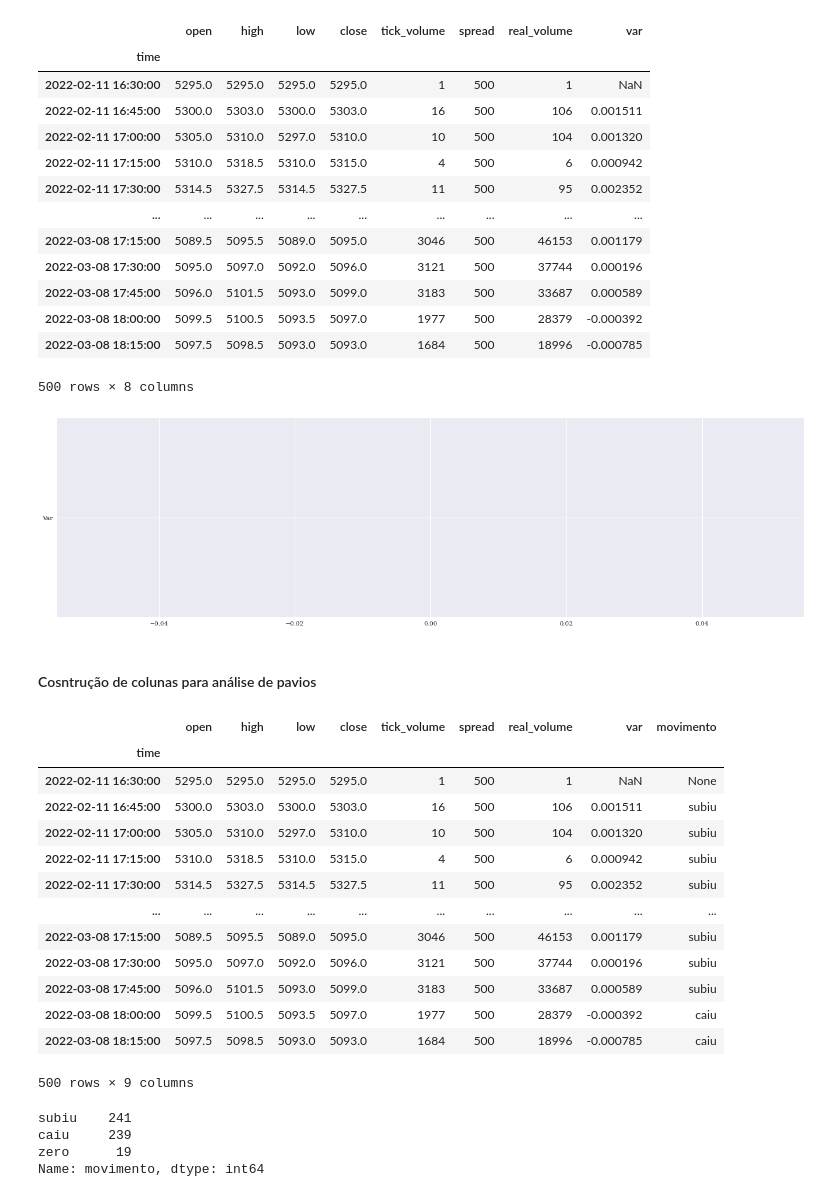
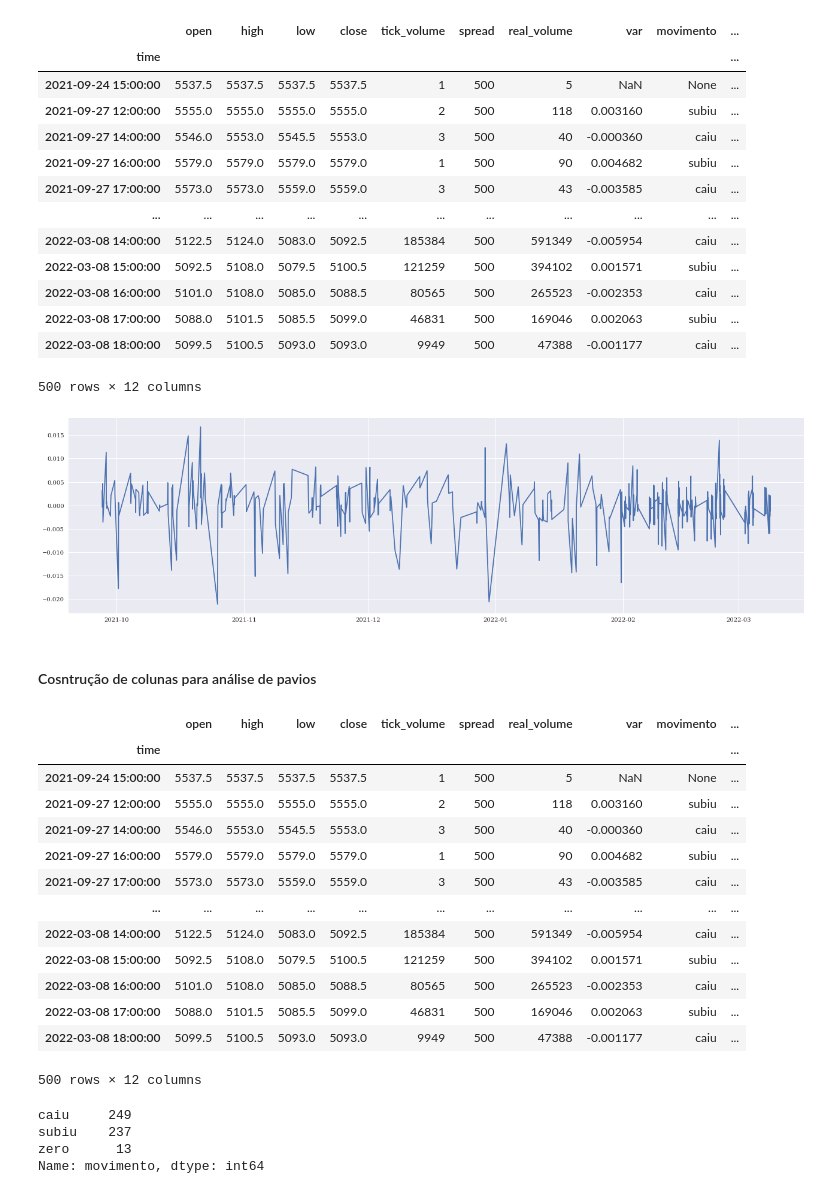
Before and after one commit to caiquemiranda/python-algo-trading, a Jupyter notebook: pre-trading-analises/Estudo de pavios.ipynb, the cells around one changed output. Drawn from its saved outputs; the diff is of its cells as text; code cells hidden in the pictures.

```diff
--- a/pre-trading-analises/Estudo de pavios.ipynb
+++ b/pre-trading-analises/Estudo de pavios.ipynb
@@ -26,7 +26,7 @@ def get_ohlc(ativo, timeframe, n=5):
     ativo.set_index('time', inplace=True)
     return ativo
 # %%
-df = get_ohlc(ativo, mt5.TIMEFRAME_M15, 500)
+df = get_ohlc(ativo, mt5.TIMEFRAME_H1, 500)
 # %%
 df['var'] = df['close'].pct_change()
 # %%
@@ -34,25 +34,25 @@ df['var'] = df['close'].pct_change()
 # %%
 df
 # %% [output]
-|  | open | high | low | close | tick_volume | spread | real_volume | var |
-| time |  |  |  |  |  |  |  |  |
-| 2022-02-11 16:30:00 | 5295.0 | 5295.0 | 5295.0 | 5295.0 | 1 | 500 | 1 | NaN |
-| 2022-02-11 16:45:00 | 5300.0 | 5303.0 | 5300.0 | 5303.0 | 16 | 500 | 106 | 0.001511 |
-| 2022-02-11 17:00:00 | 5305.0 | 5310.0 | 5297.0 | 5310.0 | 10 | 500 | 104 | 0.001320 |
-| 2022-02-11 17:15:00 | 5310.0 | 5318.5 | 5310.0 | 5315.0 | 4 | 500 | 6 | 0.000942 |
-| 2022-02-11 17:30:00 | 5314.5 | 5327.5 | 5314.5 | 5327.5 | 11 | 500 | 95 | 0.002352 |
-| ... | ... | ... | ... | ... | ... | ... | ... | ... |
-| 2022-03-08 17:15:00 | 5089.5 | 5095.5 | 5089.0 | 5095.0 | 3046 | 500 | 46153 | 0.001179 |
-| 2022-03-08 17:30:00 | 5095.0 | 5097.0 | 5092.0 | 5096.0 | 3121 | 500 | 37744 | 0.000196 |
-| 2022-03-08 17:45:00 | 5096.0 | 5101.5 | 5093.0 | 5099.0 | 3183 | 500 | 33687 | 0.000589 |
-| 2022-03-08 18:00:00 | 5099.5 | 5100.5 | 5093.5 | 5097.0 | 1977 | 500 | 28379 | -0.000392 |
-| 2022-03-08 18:15:00 | 5097.5 | 5098.5 | 5093.0 | 5093.0 | 1684 | 500 | 18996 | -0.000785 |
+|  | open | high | low | close | tick_volume | spread | real_volume | var | movimento | ... |
+| time |  |  |  |  |  |  |  |  |  | ... |
+| 2021-09-24 15:00:00 | 5537.5 | 5537.5 | 5537.5 | 5537.5 | 1 | 500 | 5 | NaN | None | ... |
+| 2021-09-27 12:00:00 | 5555.0 | 5555.0 | 5555.0 | 5555.0 | 2 | 500 | 118 | 0.003160 | subiu | ... |
+| 2021-09-27 14:00:00 | 5546.0 | 5553.0 | 5545.5 | 5553.0 | 3 | 500 | 40 | -0.000360 | caiu | ... |
+| 2021-09-27 16:00:00 | 5579.0 | 5579.0 | 5579.0 | 5579.0 | 1 | 500 | 90 | 0.004682 | subiu | ... |
+| 2021-09-27 17:00:00 | 5573.0 | 5573.0 | 5559.0 | 5559.0 | 3 | 500 | 43 | -0.003585 | caiu | ... |
+| ... | ... | ... | ... | ... | ... | ... | ... | ... | ... | ... |
+| 2022-03-08 14:00:00 | 5122.5 | 5124.0 | 5083.0 | 5092.5 | 185384 | 500 | 591349 | -0.005954 | caiu | ... |
+| 2022-03-08 15:00:00 | 5092.5 | 5108.0 | 5079.5 | 5100.5 | 121259 | 500 | 394102 | 0.001571 | subiu | ... |
+| 2022-03-08 16:00:00 | 5101.0 | 5108.0 | 5085.0 | 5088.5 | 80565 | 500 | 265523 | -0.002353 | caiu | ... |
+| 2022-03-08 17:00:00 | 5088.0 | 5101.5 | 5085.5 | 5099.0 | 46831 | 500 | 169046 | 0.002063 | subiu | ... |
+| 2022-03-08 18:00:00 | 5099.5 | 5100.5 | 5093.0 | 5093.0 | 9949 | 500 | 47388 | -0.001177 | caiu | ... |
-500 rows × 8 columns
+500 rows × 12 columns
 # %%
 plt.figure(figsize=(22,6))
-plt.plot('Var', data=df);
+plt.plot('var', data=df);
 # %% [output]
-[figure, old version]
+[figure, new version]
 # %% [markdown]
 #### Cosntrução de colunas para análise de pavios
 # %%
@@ -69,26 +69,26 @@ df['movimento'] = df['var'].map(force)
 # %%
 df
 # %% [output]
-|  | open | high | low | close | tick_volume | spread | real_volume | var | movimento |
-| time |  |  |  |  |  |  |  |  |  |
-| 2022-02-11 16:30:00 | 5295.0 | 5295.0 | 5295.0 | 5295.0 | 1 | 500 | 1 | NaN | None |
-| 2022-02-11 16:45:00 | 5300.0 | 5303.0 | 5300.0 | 5303.0 | 16 | 500 | 106 | 0.001511 | subiu |
-| 2022-02-11 17:00:00 | 5305.0 | 5310.0 | 5297.0 | 5310.0 | 10 | 500 | 104 | 0.001320 | subiu |
-| 2022-02-11 17:15:00 | 5310.0 | 5318.5 | 5310.0 | 5315.0 | 4 | 500 | 6 | 0.000942 | subiu |
-| 2022-02-11 17:30:00 | 5314.5 | 5327.5 | 5314.5 | 5327.5 | 11 | 500 | 95 | 0.002352 | subiu |
-| ... | ... | ... | ... | ... | ... | ... | ... | ... | ... |
-| 2022-03-08 17:15:00 | 5089.5 | 5095.5 | 5089.0 | 5095.0 | 3046 | 500 | 46153 | 0.001179 | subiu |
-| 2022-03-08 17:30:00 | 5095.0 | 5097.0 | 5092.0 | 5096.0 | 3121 | 500 | 37744 | 0.000196 | subiu |
-| 2022-03-08 17:45:00 | 5096.0 | 5101.5 | 5093.0 | 5099.0 | 3183 | 500 | 33687 | 0.000589 | subiu |
-| 2022-03-08 18:00:00 | 5099.5 | 5100.5 | 5093.5 | 5097.0 | 1977 | 500 | 28379 | -0.000392 | caiu |
-| 2022-03-08 18:15:00 | 5097.5 | 5098.5 | 5093.0 | 5093.0 | 1684 | 500 | 18996 | -0.000785 | caiu |
+|  | open | high | low | close | tick_volume | spread | real_volume | var | movimento | ... |
+| time |  |  |  |  |  |  |  |  |  | ... |
+| 2021-09-24 15:00:00 | 5537.5 | 5537.5 | 5537.5 | 5537.5 | 1 | 500 | 5 | NaN | None | ... |
+| 2021-09-27 12:00:00 | 5555.0 | 5555.0 | 5555.0 | 5555.0 | 2 | 500 | 118 | 0.003160 | subiu | ... |
+| 2021-09-27 14:00:00 | 5546.0 | 5553.0 | 5545.5 | 5553.0 | 3 | 500 | 40 | -0.000360 | caiu | ... |
+| 2021-09-27 16:00:00 | 5579.0 | 5579.0 | 5579.0 | 5579.0 | 1 | 500 | 90 | 0.004682 | subiu | ... |
+| 2021-09-27 17:00:00 | 5573.0 | 5573.0 | 5559.0 | 5559.0 | 3 | 500 | 43 | -0.003585 | caiu | ... |
+| ... | ... | ... | ... | ... | ... | ... | ... | ... | ... | ... |
+| 2022-03-08 14:00:00 | 5122.5 | 5124.0 | 5083.0 | 5092.5 | 185384 | 500 | 591349 | -0.005954 | caiu | ... |
+| 2022-03-08 15:00:00 | 5092.5 | 5108.0 | 5079.5 | 5100.5 | 121259 | 500 | 394102 | 0.001571 | subiu | ... |
+| 2022-03-08 16:00:00 | 5101.0 | 5108.0 | 5085.0 | 5088.5 | 80565 | 500 | 265523 | -0.002353 | caiu | ... |
+| 2022-03-08 17:00:00 | 5088.0 | 5101.5 | 5085.5 | 5099.0 | 46831 | 500 | 169046 | 0.002063 | subiu | ... |
+| 2022-03-08 18:00:00 | 5099.5 | 5100.5 | 5093.0 | 5093.0 | 9949 | 500 | 47388 | -0.001177 | caiu | ... |
-500 rows × 9 columns
+500 rows × 12 columns
 # %%
 df.movimento.value_counts()
 # %% [output]
-subiu    241
-caiu     239
-zero      19
+caiu     249
+subiu    237
+zero      13
 Name: movimento, dtype: int64
 # %%
 df_positivo = df[df['movimento'] == 'subiu']
```
Also changed, not shown: parts of 5 cells of this notebook.
